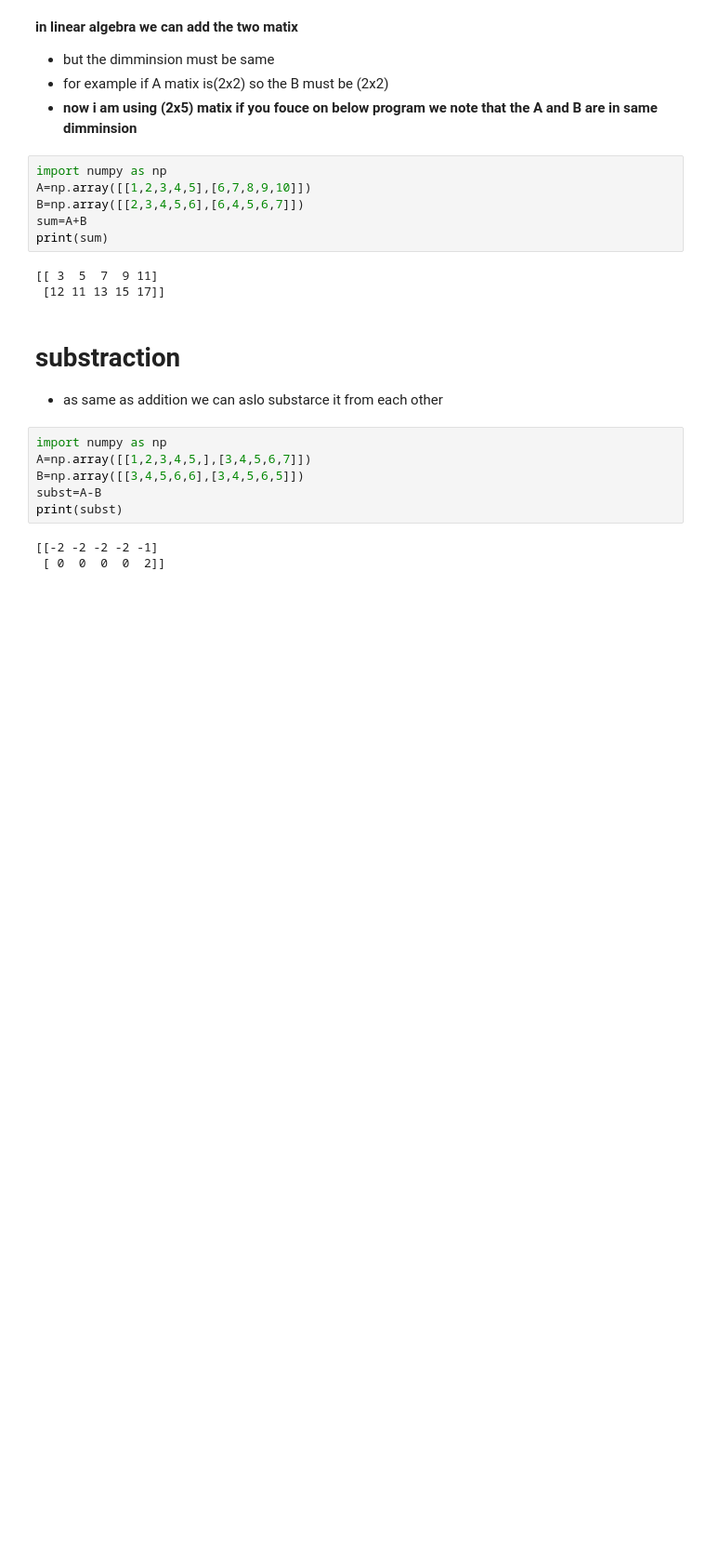
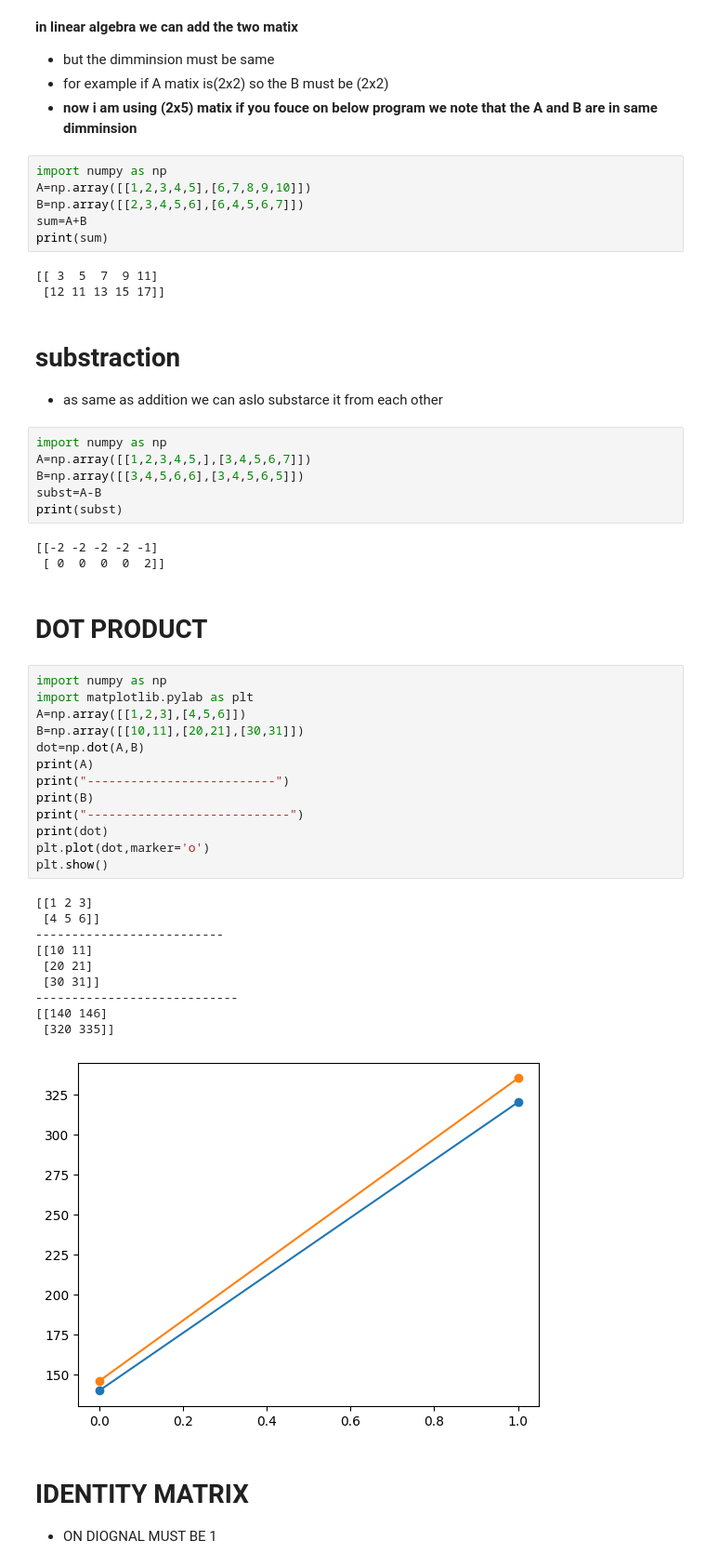
Before and after one commit to Abdal-AI/linear-algebra-for-ml, a Jupyter notebook: linearalgebra.ipynb, the cells around one changed output. Shown at 93% size. Drawn from its saved outputs; the diff is of its cells as text; blank space fills up the shorter version.

```diff
--- a/linearalgebra.ipynb
+++ b/linearalgebra.ipynb
@@ -72,3 +72,32 @@ print(subst)
 # %% [output]
 [[-2 -2 -2 -2 -1]
  [ 0  0  0  0  2]]
+# %% [markdown]
+# DOT PRODUCT
+# %%
+import numpy as np
+import matplotlib.pylab as plt
+A=np.array([[1,2,3],[4,5,6]])
+B=np.array([[10,11],[20,21],[30,31]])
+dot=np.dot(A,B)
+print(A)
+print("--------------------------")
+print(B)
+print("----------------------------")
+print(dot)
+plt.plot(dot,marker='o')
+plt.show()
+# %% [output]
+[[1 2 3]
+ [4 5 6]]
+--------------------------
+[[10 11]
+ [20 21]
+ [30 31]]
+----------------------------
+[[140 146]
+ [320 335]]
+[figure, added]
+# %% [markdown]
+# IDENTITY MATRIX
+- ON DIOGNAL MUST BE 1
```
Also changed, not shown: parts of 5 cells of this notebook.
